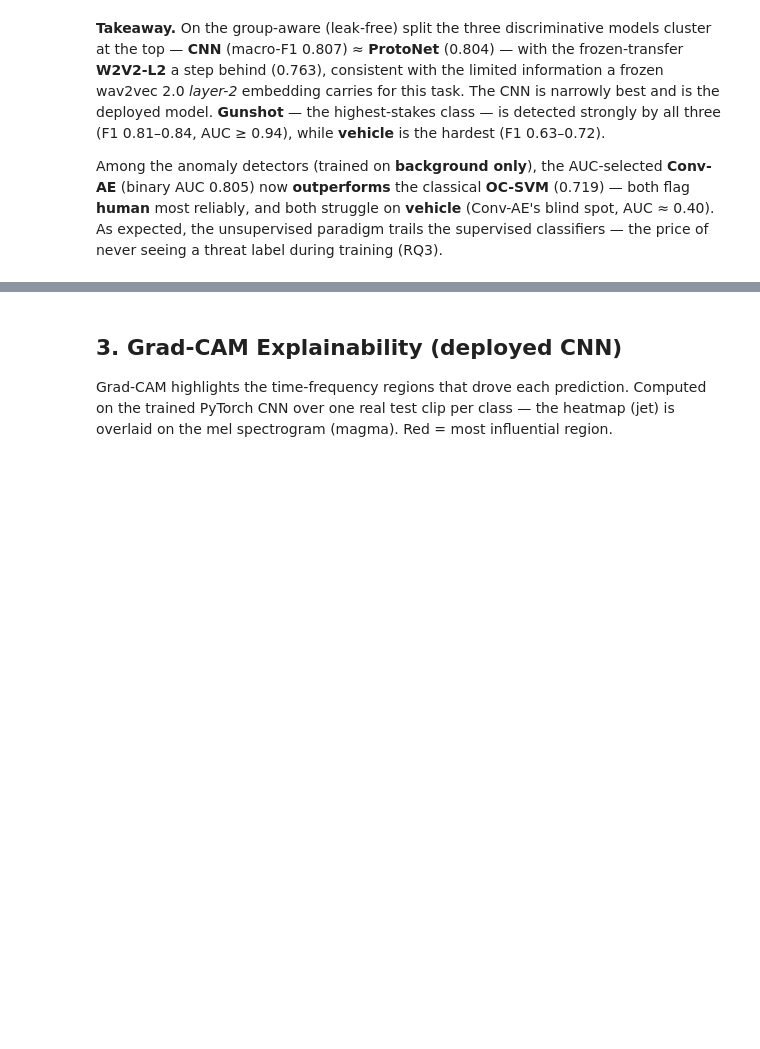
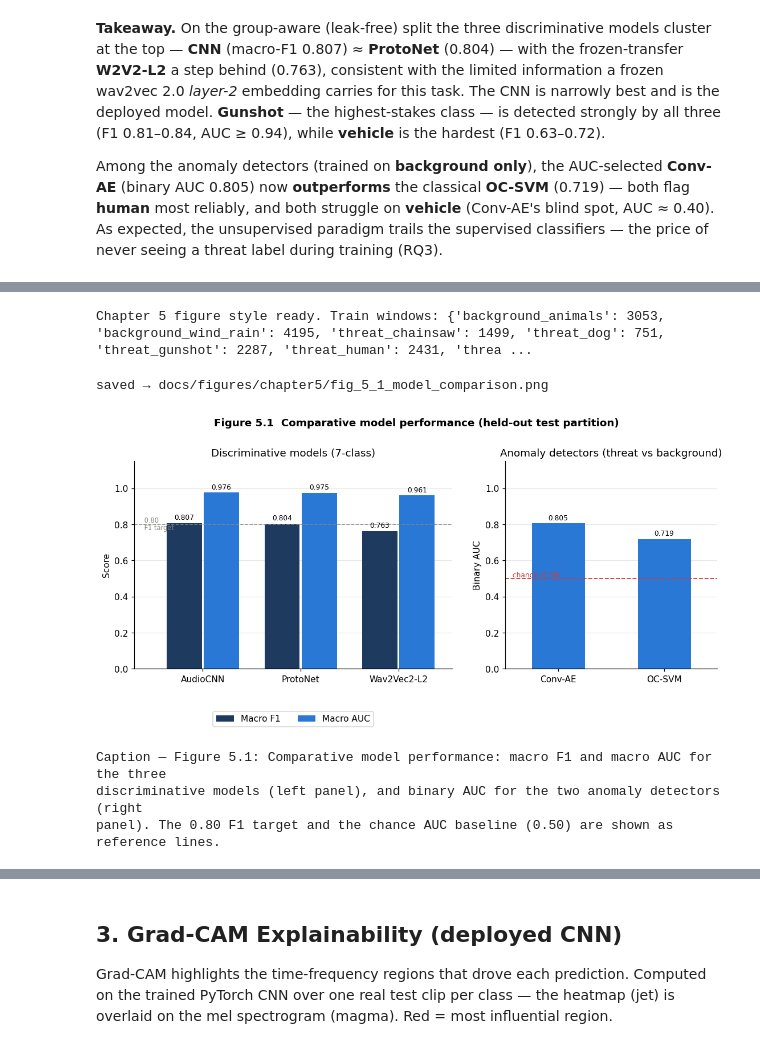
Before and after one commit to mangaorphy/alertreck, a Jupyter notebook: notebooks/00-model-report.ipynb, the cells around one changed output, grey strips where cells are left out. Saved outputs shown, nothing was run; the diff lists cells and outputs as text; code cells hidden in the pictures; blank space fills up the shorter version.

```diff
--- a/notebooks/00-model-report.ipynb
+++ b/notebooks/00-model-report.ipynb
@@ -229,0 +238,76 @@ during training (RQ3).
+# %%
+# ── Shared style for the Chapter 5 figure set ────────────────────────────────
+BLUE, DARK, GREY = "#2a78d6", "#1f3a5f", "#9e9e9e"
+RED, MUTED       = "#d03b3b", "#898781"
+FIG5 = REPO / "docs/figures/chapter5"
+FIG5.mkdir(parents=True, exist_ok=True)
+
+F1_TARGET, CHANCE = 0.80, 0.50
+
+# Training-window counts (Table 3.2) — needed for the volume-vs-F1 figure
+TRAIN_N = {c: int(dist.loc[c, "train"]) for c in CLASSES}
+
+def pc(model, key="per_class_f1"):
+    """Per-class dict for a model, normalised to full class names."""
+    d = R[model][key]
+    return {c: d.get(c, d.get(SHORT[c])) for c in CLASSES}
+
+def finish(ax, x_grid=False):
+    for s in ("top", "right"):
+        ax.spines[s].set_visible(False)
+    ax.set_axisbelow(True)
+    ax.grid(axis="x" if x_grid else "y", alpha=0.3)
+    ax.grid(axis="y" if x_grid else "x", visible=False)
+
+def save5(fig, name):
+    p = FIG5 / name
+    fig.savefig(p, dpi=300, bbox_inches="tight", facecolor="white")
+    print(f"saved → {p.relative_to(REPO)}")
+
+print("Chapter 5 figure style ready. Train windows:", TRAIN_N)
+# %% [output]
+Chapter 5 figure style ready. Train windows: {'background_animals': 3053, 'background_wind_rain': 4195, 'threat_chainsaw': 1499, 'threat_dog': 751, 'threat_gunshot': 2287, 'threat_human': 2431, 'threa ...
+# %%
+# ══ Figure 5.1 — Comparative model performance ═══════════════════════════════
+fig, (ax1, ax2) = plt.subplots(1, 2, figsize=(12, 4.3),
+                               gridspec_kw={"width_ratios": [3, 2]})
+
+names = ["AudioCNN", "ProtoNet", "Wav2Vec2-L2"]
+f1s   = [R[m]["test_macro_f1"] for m in disc]
+aucs  = [R[m]["macro_auc"]     for m in disc]
+
+x, w = np.arange(3), 0.36
+b1 = ax1.bar(x - w/2 - .01, f1s,  w, color=DARK, label="Macro F1")
+b2 = ax1.bar(x + w/2 + .01, aucs, w, color=BLUE, label="Macro AUC")
+for b in (b1, b2):
+    ax1.bar_label(b, fmt="%.3f", padding=2, fontsize=8)
+ax1.axhline(F1_TARGET, ls="--", lw=1, color=MUTED)
+ax1.text(-0.62, F1_TARGET, " 0.80\n F1 target", fontsize=7.5, color=MUTED, va="center")
+ax1.set_xticks(x, names); ax1.set_xlim(-0.7, 2.55)
+ax1.set_ylim(0, 1.15); ax1.set_ylabel("Score")
+ax1.set_title("Discriminative models (7-class)")
+finish(ax1); ax1.legend(loc="lower center", bbox_to_anchor=(0.5, -0.30), ncols=2)
+
+anames = ["Conv-AE", "OC-SVM"]
+bauc   = [R["conv_ae"]["binary_auc"], R["oc_svm"]["binary_auc"]]
+bb = ax2.bar(anames, bauc, 0.5, color=BLUE)
+ax2.bar_label(bb, fmt="%.3f", padding=2, fontsize=8)
+ax2.axhline(CHANCE, ls="--", lw=1.2, color=RED)
+ax2.text(-0.45, CHANCE, " chance (0.50)", fontsize=8, color=RED, va="bottom")
+ax2.set_xlim(-0.5, 1.5); ax2.set_ylim(0, 1.15); ax2.set_ylabel("Binary AUC")
+ax2.set_title("Anomaly detectors (threat vs background)")
+finish(ax2)
+
+fig.suptitle("Figure 5.1  Comparative model performance (held-out test partition)",
+             fontsize=12, fontweight="bold", y=1.04)
+save5(fig, "fig_5_1_model_comparison.png"); plt.show()
+
+print("\nCaption — Figure 5.1: Comparative model performance: macro F1 and macro AUC for the three\n"
+      "discriminative models (left panel), and binary AUC for the two anomaly detectors (right\n"
+      "panel). The 0.80 F1 target and the chance AUC baseline (0.50) are shown as reference lines.")
+# %% [output]
+saved → docs/figures/chapter5/fig_5_1_model_comparison.png
+[figure, added]
+Caption — Figure 5.1: Comparative model performance: macro F1 and macro AUC for the three
+discriminative models (left panel), and binary AUC for the two anomaly detectors (right
+panel). The 0.80 F1 target and the chance AUC baseline (0.50) are shown as reference lines.
```
Also changed, not shown: parts of 10 cells of this notebook, 22 other files.
